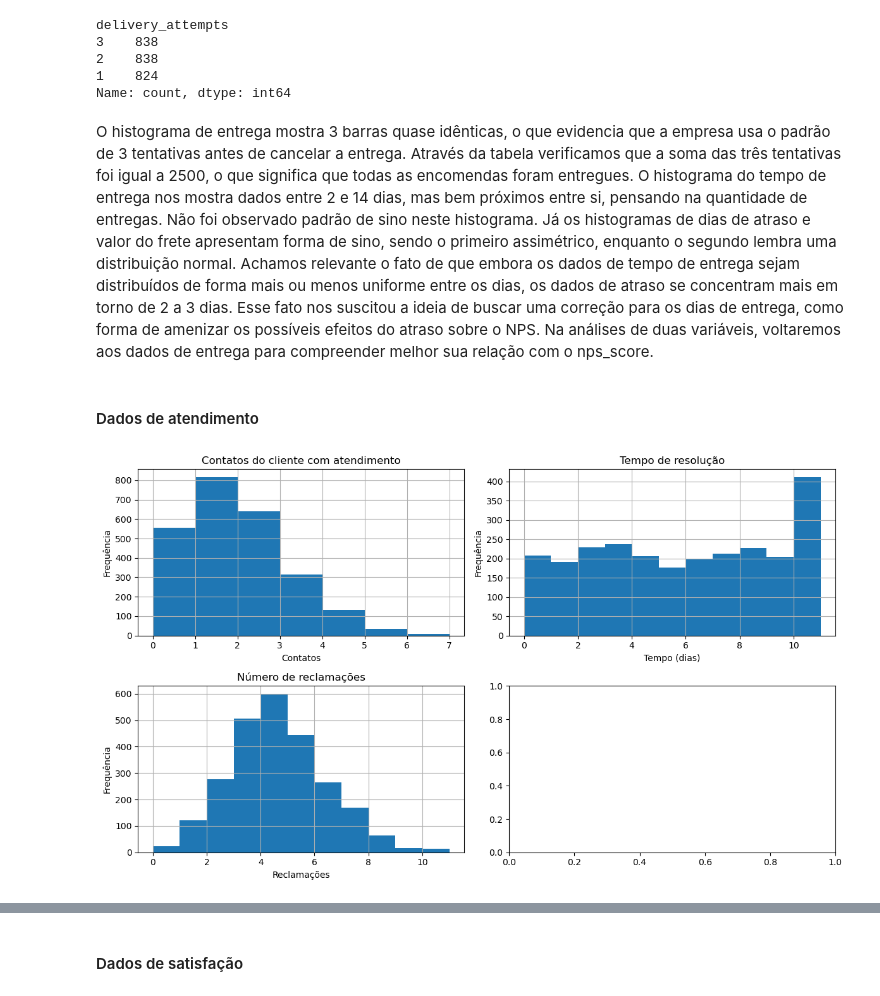
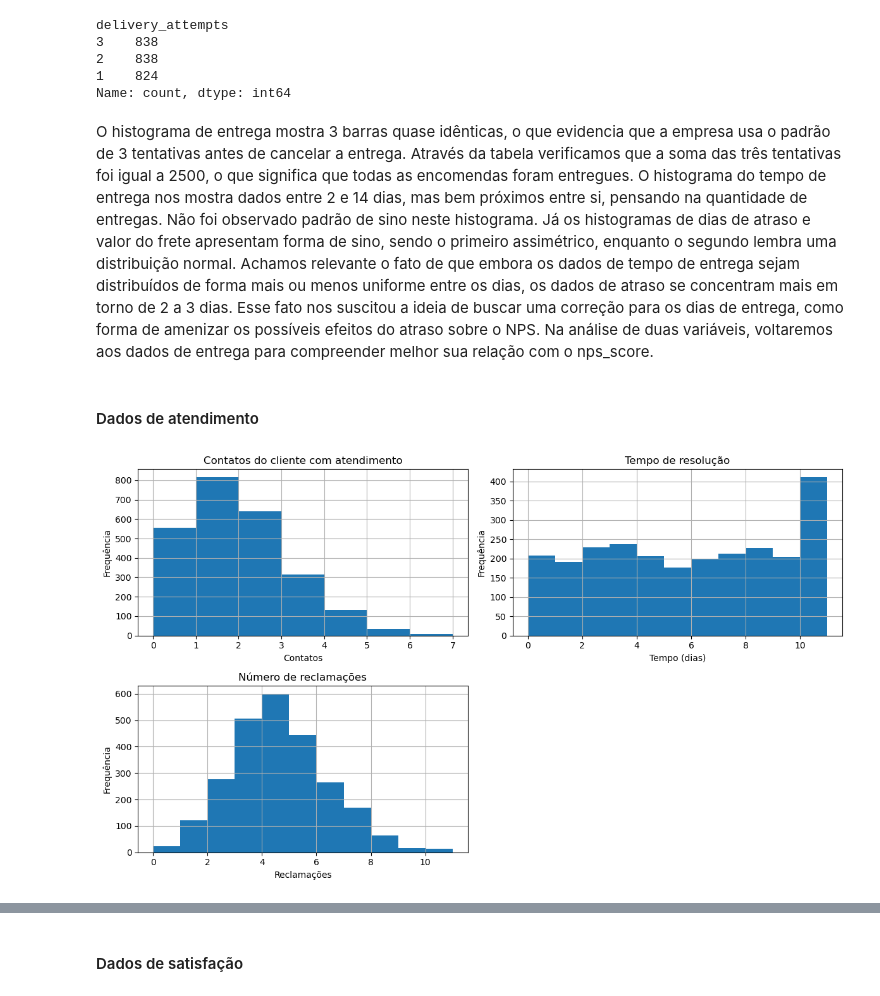
Before and after one commit to 1IAST-G29/TechChallenge-Fase1, a Jupyter notebook: notebooks/tech-challenge.ipynb, the cells around one changed output, grey strips where cells are left out. Saved outputs shown, nothing was run; the diff lists cells and outputs as text; code cells hidden in the pictures.

```diff
--- a/notebooks/tech-challenge.ipynb
+++ b/notebooks/tech-challenge.ipynb
@@ -240,35 +240,36 @@ delivery_attempts
 1    824
 Name: count, dtype: int64
 # %% [markdown]
-O histograma de entrega mostra 3 barras quase idênticas, o que evidencia que a empresa usa o padrão de 3 tentativas antes de cancelar a entrega. Através da tabela verificamos que a soma das três tentativas foi igual a 2500, o que significa que todas as encomendas foram entregues. O histograma do tempo de entrega nos mostra dados entre 2 e 14 dias, mas bem próximos entre si, pensando na quantidade de entregas. Não foi observado padrão de sino neste histograma. Já os histogramas de dias de atraso e valor do frete apresentam forma de sino, sendo o primeiro assimétrico, enquanto o segundo lembra uma distribuição normal. Achamos relevante o fato de que embora os dados de tempo de entrega sejam distribuídos de forma mais ou menos uniforme entre os dias, os dados de atraso se concentram mais em torno de 2 a 3 dias. Esse fato nos suscitou a ideia de buscar uma correção para os dias de entrega, como forma de amenizar os possíveis efeitos do atraso sobre o NPS. Na análises de duas variáveis, voltaremos aos dados de entrega para compreender melhor sua relação com o nps_score.
+O histograma de entrega mostra 3 barras quase idênticas, o que evidencia que a empresa usa o padrão de 3 tentativas antes de cancelar a entrega. Através da tabela verificamos que a soma das três tentativas foi igual a 2500, o que significa que todas as encomendas foram entregues. O histograma do tempo de entrega nos mostra dados entre 2 e 14 dias, mas bem próximos entre si, pensando na quantidade de entregas. Não foi observado padrão de sino neste histograma. Já os histogramas de dias de atraso e valor do frete apresentam forma de sino, sendo o primeiro assimétrico, enquanto o segundo lembra uma distribuição normal. Achamos relevante o fato de que embora os dados de tempo de entrega sejam distribuídos de forma mais ou menos uniforme entre os dias, os dados de atraso se concentram mais em torno de 2 a 3 dias. Esse fato nos suscitou a ideia de buscar uma correção para os dias de entrega, como forma de amenizar os possíveis efeitos do atraso sobre o NPS. Na análise de duas variáveis, voltaremos aos dados de entrega para compreender melhor sua relação com o nps_score.
 # %% [markdown]
 #### Dados de atendimento
 # %%
 #Grades do plot em duas linhas e duas colunas
 fig, axs = plt.subplots(2, 2, figsize=(12, 7))
 
 # Gráfico 11, contendo o histograma do nº de contatos do cliente com o atendimento
 df['customer_service_contacts'].hist(bins=7, ax = axs[0,0])
 axs[0,0].set_xlabel('Contatos')
 axs[0,0].set_ylabel('Frequência')
 axs[0,0].set_title('Contatos do cliente com atendimento')
 axs[0,0].grid(True)
 
 # Gráfico 12, contendo o histograma dos dias que demoram para a resolução das demandas dos clientes
 df['resolution_time_days'].hist(bins=11, ax = axs[0,1])
 axs[0,1].set_xlabel('Tempo (dias)')
 axs[0,1].set_ylabel('Frequência')
 axs[0,1].set_title('Tempo de resolução')
 axs[0,1].grid(True)
 
 # Gráfico 13, contendo o histograma do número de reclamações
 df['complaints_count'].hist(bins=11, ax = axs[1,0])
 axs[1,0].set_xlabel('Reclamações')
 axs[1,0].set_ylabel('Frequência')
 axs[1,0].set_title('Número de reclamações')
 axs[1,0].grid(True)
 
+axs[1,1].axis('off')
 plt.tight_layout()
 plt.show()
 # %% [output]
-[figure, old version]
+[figure, new version]
```
Also changed, not shown: parts of 9 cells of this notebook, 1 other file.
